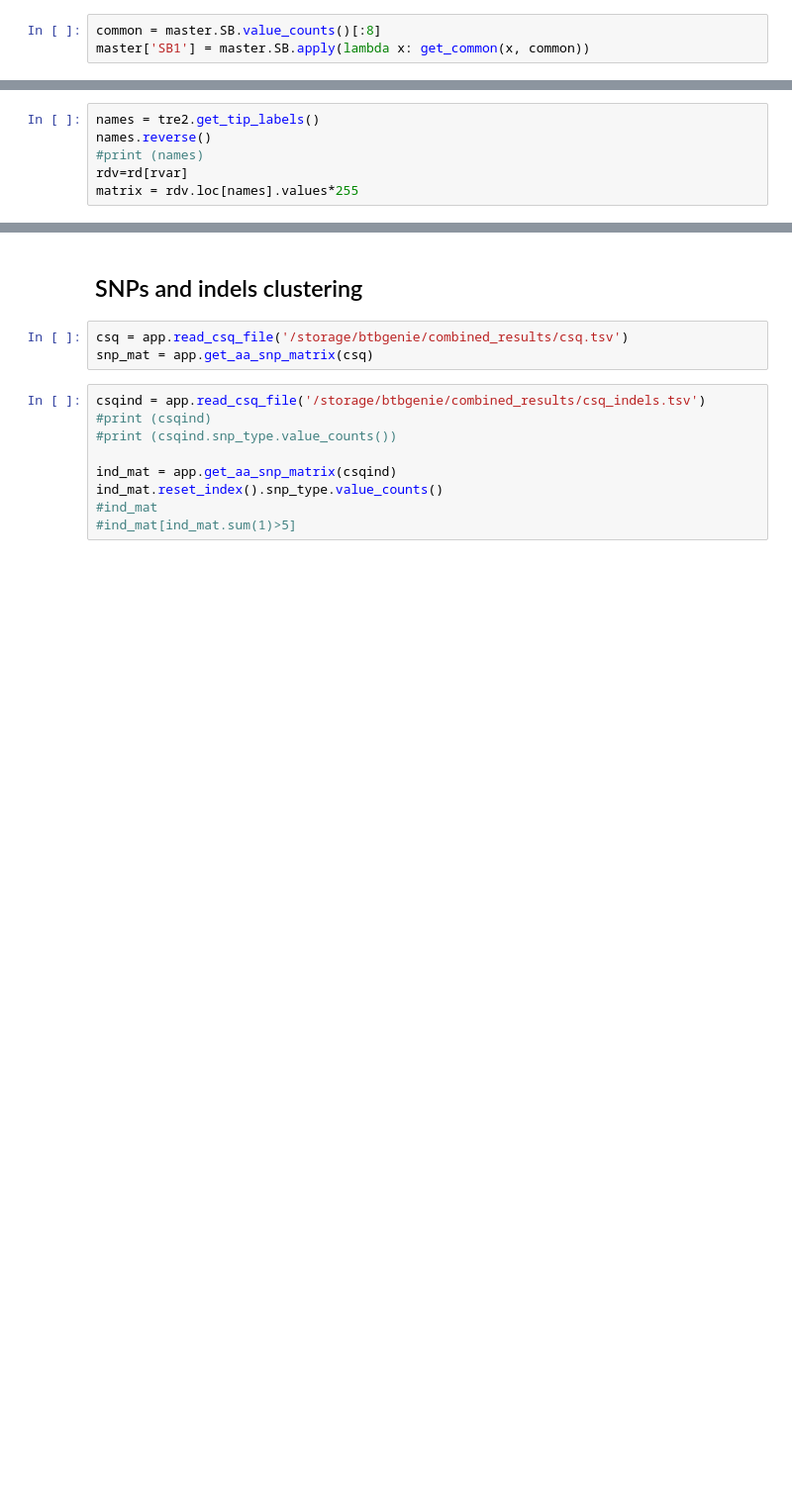
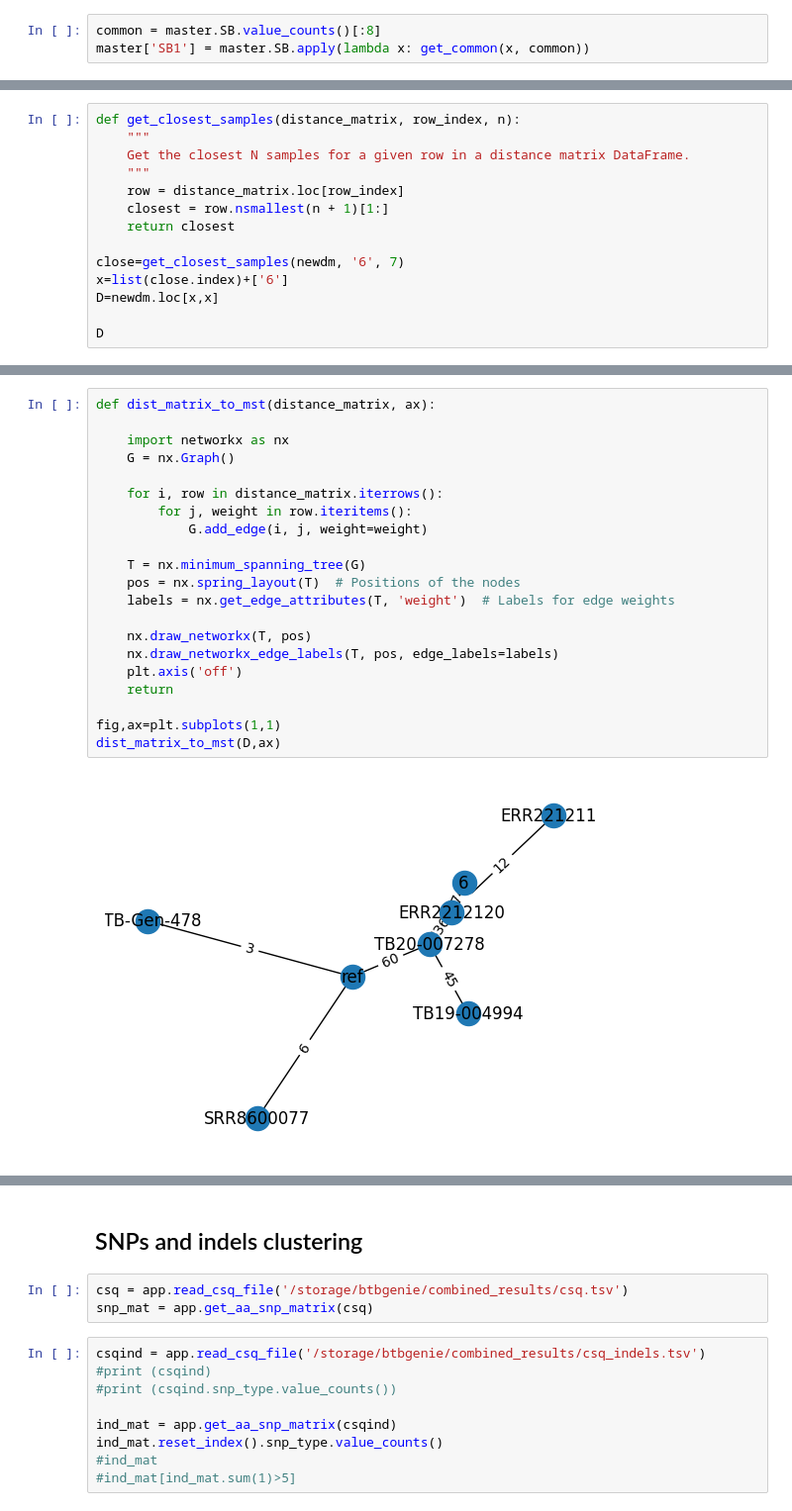
Before and after one commit to dmnfarrell/snipgenie, a Jupyter notebook: notebooks/global_lineages.ipynb, the cells around one changed output, grey strips where cells are left out. Shown at 99% size. Drawn from its saved outputs; the diff is of its cells as text; blank space fills up the shorter version.

```diff
--- a/notebooks/global_lineages.ipynb
+++ b/notebooks/global_lineages.ipynb
@@ -278,6 +232,0 @@ print(plotting.random_colors(12))
-# %%
-names = tre2.get_tip_labels()
-names.reverse()
-#print (names)
-rdv=rd[rvar]
-matrix = rdv.loc[names].values*255
@@ -314,0 +407,14 @@ table.body.gaps.rows[:] = 3
+# %%
+def get_closest_samples(distance_matrix, row_index, n):
+    """
+    Get the closest N samples for a given row in a distance matrix DataFrame.
+    """
+    row = distance_matrix.loc[row_index]
+    closest = row.nsmallest(n + 1)[1:]
+    return closest
+
+close=get_closest_samples(newdm, '6', 7)
+x=list(close.index)+['6']
+D=newdm.loc[x,x]
+
+D
@@ -314,0 +431,23 @@ table.body.gaps.rows[:] = 3
+# %%
+def dist_matrix_to_mst(distance_matrix, ax):
+
+    import networkx as nx
+    G = nx.Graph()
+
+    for i, row in distance_matrix.iterrows():
+        for j, weight in row.iteritems():
+            G.add_edge(i, j, weight=weight)
+
+    T = nx.minimum_spanning_tree(G)
+    pos = nx.spring_layout(T)  # Positions of the nodes
+    labels = nx.get_edge_attributes(T, 'weight')  # Labels for edge weights
+
+    nx.draw_networkx(T, pos)
+    nx.draw_networkx_edge_labels(T, pos, edge_labels=labels)
+    plt.axis('off')
+    return
+
+fig,ax=plt.subplots(1,1)
+dist_matrix_to_mst(D,ax)
+# %% [output]
+[figure, added]
```
Also changed, not shown: parts of 34 cells of this notebook, 18 other files.
